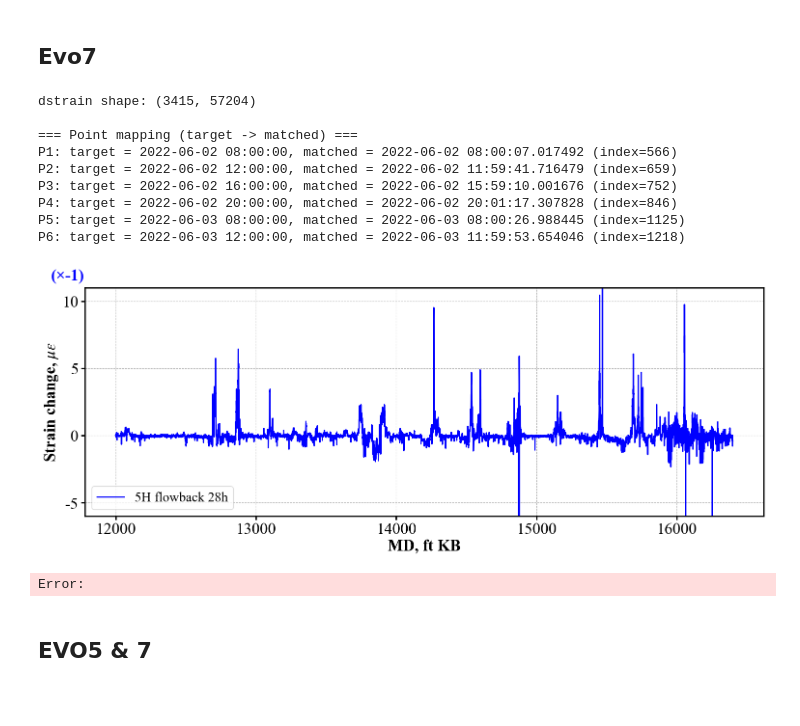
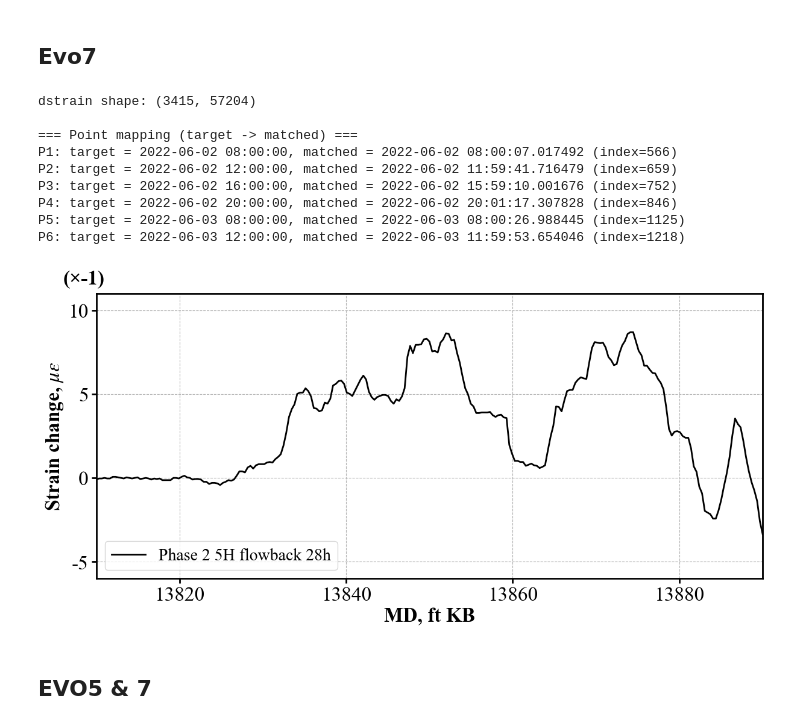
Before and after one commit to felix-mao-1516/plot-for-research-, a Jupyter notebook: 5.1 time_vs_depth_plot.ipynb, the cells around one changed output. Cells and saved outputs as stored; diff of their text form; code cells hidden in the pictures; blank space fills up the shorter version.

```diff
--- a/5.1 time_vs_depth_plot.ipynb
+++ b/5.1 time_vs_depth_plot.ipynb
@@ -463,13 +581,21 @@ from plot_style import make_standard_figure, decode_stamps_to_datetimeindex
 #     'r'
 # )
 
+# ----------------------------------------
+# f1 = h5py.File(
+#     r'C:/Users/fengxiang.mao/Desktop/Devon data/HFTS-1_Devon/Evo_5_6_7_Sep_2025/Evo 7 (flowback)/corrected_within_1h_(with_data_wash).h5',
+#     'r'
+# )
+# dstrain = f1['strain_corrected'][...]    # shape: (ntime, ndepth)  时间在前，深度在后
+
+
+# ----------------------------------------
 f1 = h5py.File(
-    r'C:/Users/fengxiang.mao/Desktop/Devon data/HFTS-1_Devon/Evo_5_6_7_Sep_2025/Evo 7 (flowback)/corrected_within_1h_(with_data_wash).h5',
+    r'C:/Users/fengxiang.mao/Desktop/Devon data/HFTS-1_Devon/Evo_5_6_7_Sep_2025/Evo 7 (flowback)/Strain_change_washed.h5',
     'r'
 )
+dstrain = f1['data'][...]    # shape: (ntime, ndepth)  时间在前，深度在后
 
-# dstrain = f1['data'][...]    # shape: (ntime, ndepth)  时间在前，深度在后
-dstrain = f1['strain_corrected'][...]    # shape: (ntime, ndepth)  时间在前，深度在后
 
 
 depth   = f1['depth'][...]   # shape: (ndepth,)
@@ -489,7 +615,7 @@ stamps_idx = decode_stamps_to_datetimeindex(
 depth = np.asarray(depth)
 
 depth_min = 12000
-depth_max = 16400
+depth_max = 16500
 
 depth_mask   = (depth >= depth_min) & (depth <= depth_max)
 depth_window = depth[depth_mask]
@@ -599,7 +725,7 @@ output5 = -1*(profiles["P6"] - profiles["P1"])
 # }
 
 outputs = {
-    "5H flowback 28h": output5,
+    "Phase 2 5H flowback 28h": output5,
     # "5H flowback 24h": output4,
     # "5H flowback 12h": output3,
     # "5H flowback 8h": output2,
@@ -624,7 +750,8 @@ styles = {
     # "Interval 1": {"linestyle": "-", "alpha": 1.0, "linewidth": 2.0, "color": "green"},
 # "5H flowback 28h": {"linestyle": "-", "alpha": 1, "linewidth": 2, "color": "#0000FF"},
 }
-default_style = {"linewidth": 2.0, "alpha": 1.0, "linestyle": "-", "color": "#0000FF"}
+# default_style = {"linewidth": 2.0, "alpha": 1.0, "linestyle": "-", "color": "#0000FF"}
+default_style = {"linewidth": 2.0, "alpha": 1.0, "linestyle": "-", "color": "#000000"}
 
 
 
@@ -632,8 +759,8 @@ default_style = {"linewidth": 2.0, "alpha": 1.0, "linestyle": "-", "color": "#00
 # =======================
 # 7. 统一可视化 outputs
 # =======================
-fig, ax = make_standard_figure(figsize=(15, 6)) #color_cycle= ["#0000FF"]
-
+# fig, ax = make_standard_figure(figsize=(15, 6)) #color_cycle= ["#0000FF"]
+fig, ax = make_standard_figure(figsize=(12, 6)) #color_cycle= ["#0000FF"]
 
 
 for name, arr in outputs.items():
@@ -650,38 +777,53 @@ for name, arr in outputs.items():
 
 ax.set_xlabel("MD, ft KB")
 ax.set_ylabel(r"Strain change, $\mu\varepsilon$")
 # ax.set_title("Custom outputs vs. depth (based on P1–P9 profiles)")
 
 ax.set_ylim(-6, 11)
+ax.set_yticks(np.arange(-5, 10.1, 5))
 
-ax.set_yticks(np.arange(-5, 10.1, 5))
+# ax.set_ylim(-3, 4.5)
+# ax.set_yticks(np.arange(-2, 4.1, 2))
+
+
+ticks = np.arange(13820, 13881, 20)
+ax.set_xticks(ticks)
+ax.set_xlim(ticks[0] - 10, ticks[-1] + 10)
+
+
+# ax.set_xlim(16010, 16110)
+# ax.set_xticks(np.arange(16020, 16101, 20))
+
+
+# ax.set_xticks(np.arange(16020, 16101, 1))
+# ax.set_xlim(16050, 16060)
+
 
 ax.grid(True, linestyle='--')
 ax.legend(loc="lower left", ncol=2)
-ax.set_xticks(np.arange(depth_min, depth_max + 1, 1000))
+# ax.set_xticks(np.arange(depth_min, depth_max + 1, 1000))
 # invert y axis
 # ax.invert_yaxis()
 # 在你画完图、设置完坐标轴之后加这句
 
 
 ax.text(-0.05, 1.02, "(×-1)", transform=ax.transAxes,
         ha="left", va="bottom", fontsize=24,
-        fontweight="bold", color="#0000FF")
+        fontweight="bold", color="#000000")
 
 # plt.tight_layout()
 plt.show()
 # %% [output]
 dstrain shape: (3415, 57204)
 
 === Point mapping (target -> matched) ===
 P1: target = 2022-06-02 08:00:00, matched = 2022-06-02 08:00:07.017492 (index=566)
 P2: target = 2022-06-02 12:00:00, matched = 2022-06-02 11:59:41.716479 (index=659)
 P3: target = 2022-06-02 16:00:00, matched = 2022-06-02 15:59:10.001676 (index=752)
 P4: target = 2022-06-02 20:00:00, matched = 2022-06-02 20:01:17.307828 (index=846)
 P5: target = 2022-06-03 08:00:00, matched = 2022-06-03 08:00:26.988445 (index=1125)
 P6: target = 2022-06-03 12:00:00, matched = 2022-06-03 11:59:53.654046 (index=1218)
-[figure, old version]
+[figure, new version]
-Error:
 # %% [markdown]
 ## EVO5 & 7
 # %%
```
Also changed, not shown: parts of 3 cells of this notebook, 5 other files.
